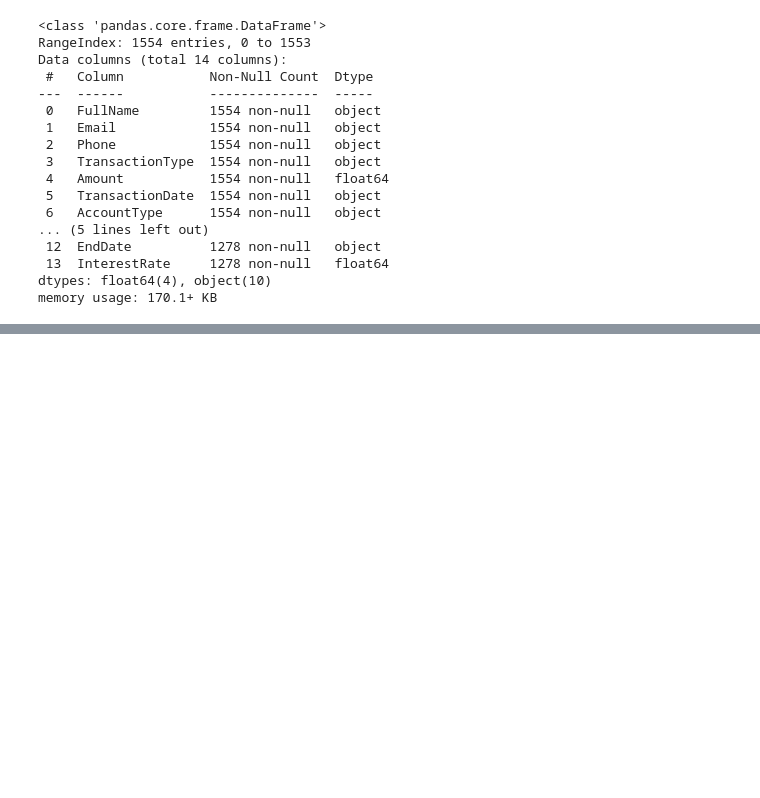
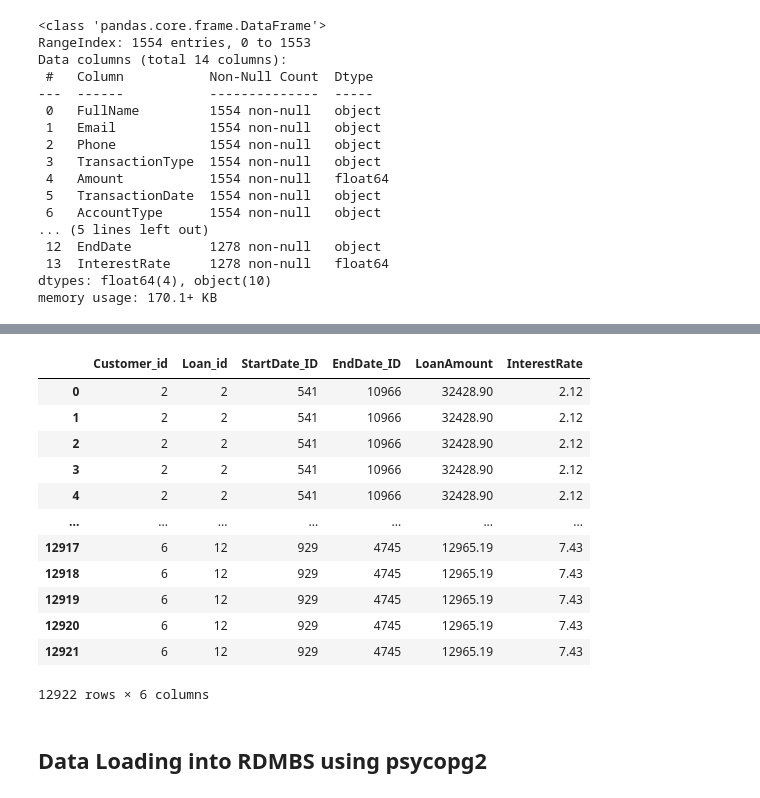
Before and after one commit to dibanga2800/zulo_bank_rdbs_setup, a Jupyter notebook: zulu_bank_notebook.ipynb, the cells around one changed output, grey strips where cells are left out. Cells and saved outputs as stored; diff of their text form; code cells hidden in the pictures; blank space fills up the shorter version.

```diff
--- a/zulu_bank_notebook.ipynb
+++ b/zulu_bank_notebook.ipynb
@@ -79,0 +380,6 @@ display(zulo_bank.head())
+# %%
+customer_dim = customer.copy()
+loan_dim = loan[['Loan_id', 'LoanType']].copy().drop_duplicates().reset_index(drop=True)
+loan_fact_table = zulo_bank.merge(customer, on='Customer_id', how='inner') \
+                            .merge(loan, on='Loan_id', how='inner') \
+                            [['Customer_id', 'Loan_id', 'StartDate_ID', 'EndDate_ID', 'LoanAmount', 'InterestRate']]
@@ -79,0 +423,18 @@ display(zulo_bank.head())
+# %%
+loan_fact_table
+# %% [output]
+|  | Customer_id | Loan_id | StartDate_ID | EndDate_ID | LoanAmount | InterestRate |
+| 0 | 2 | 2 | 541 | 10966 | 32428.90 | 2.12 |
+| 1 | 2 | 2 | 541 | 10966 | 32428.90 | 2.12 |
+| 2 | 2 | 2 | 541 | 10966 | 32428.90 | 2.12 |
+| 3 | 2 | 2 | 541 | 10966 | 32428.90 | 2.12 |
+| 4 | 2 | 2 | 541 | 10966 | 32428.90 | 2.12 |
+| ... | ... | ... | ... | ... | ... | ... |
+| 12917 | 6 | 12 | 929 | 4745 | 12965.19 | 7.43 |
+| 12918 | 6 | 12 | 929 | 4745 | 12965.19 | 7.43 |
+| 12919 | 6 | 12 | 929 | 4745 | 12965.19 | 7.43 |
+| 12920 | 6 | 12 | 929 | 4745 | 12965.19 | 7.43 |
+| 12921 | 6 | 12 | 929 | 4745 | 12965.19 | 7.43 |
+12922 rows × 6 columns
+# %% [markdown]
+## Data Loading into RDMBS using psycopg2
```
Also changed, not shown: parts of 33 cells of this notebook, 1 other file.
